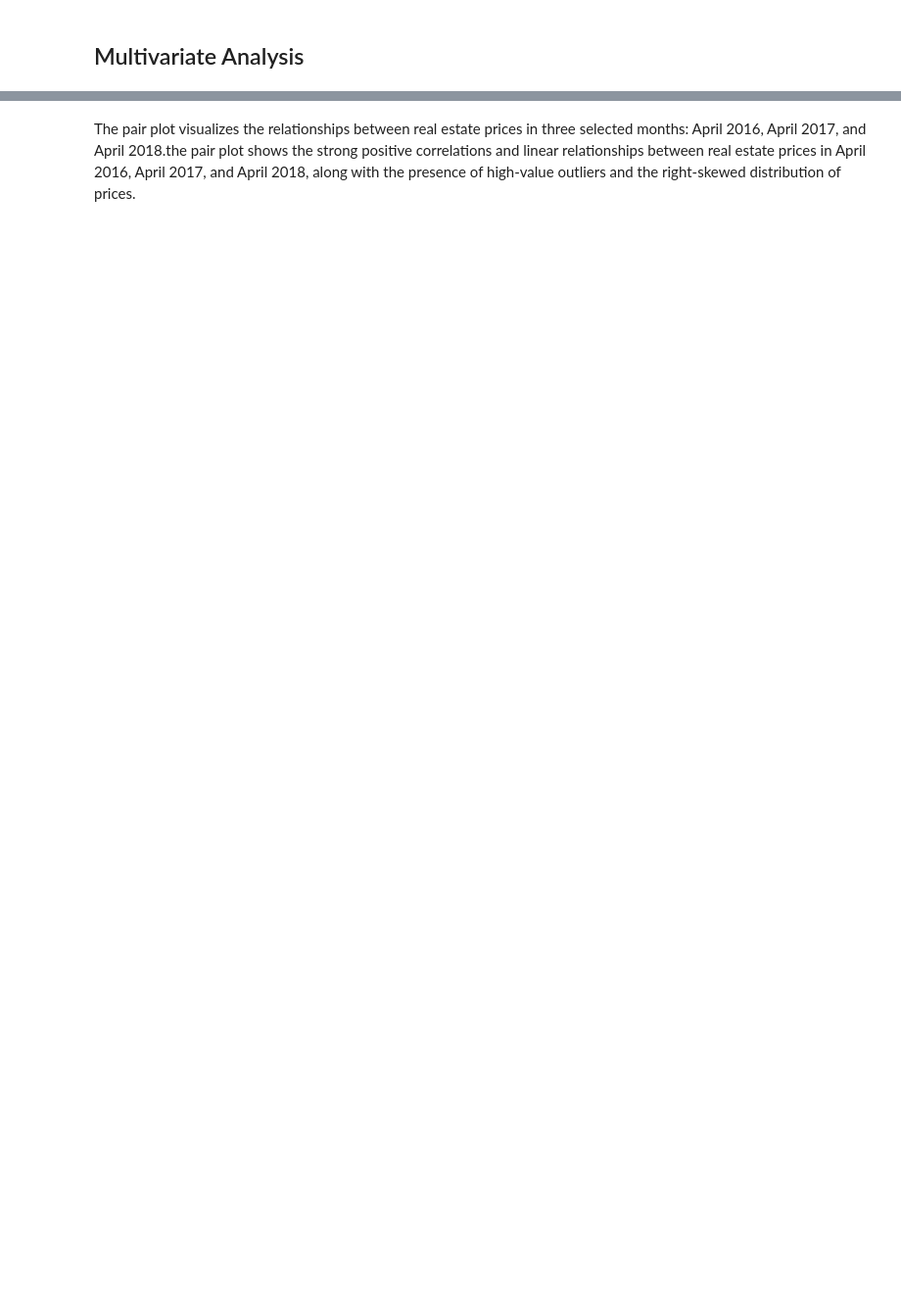
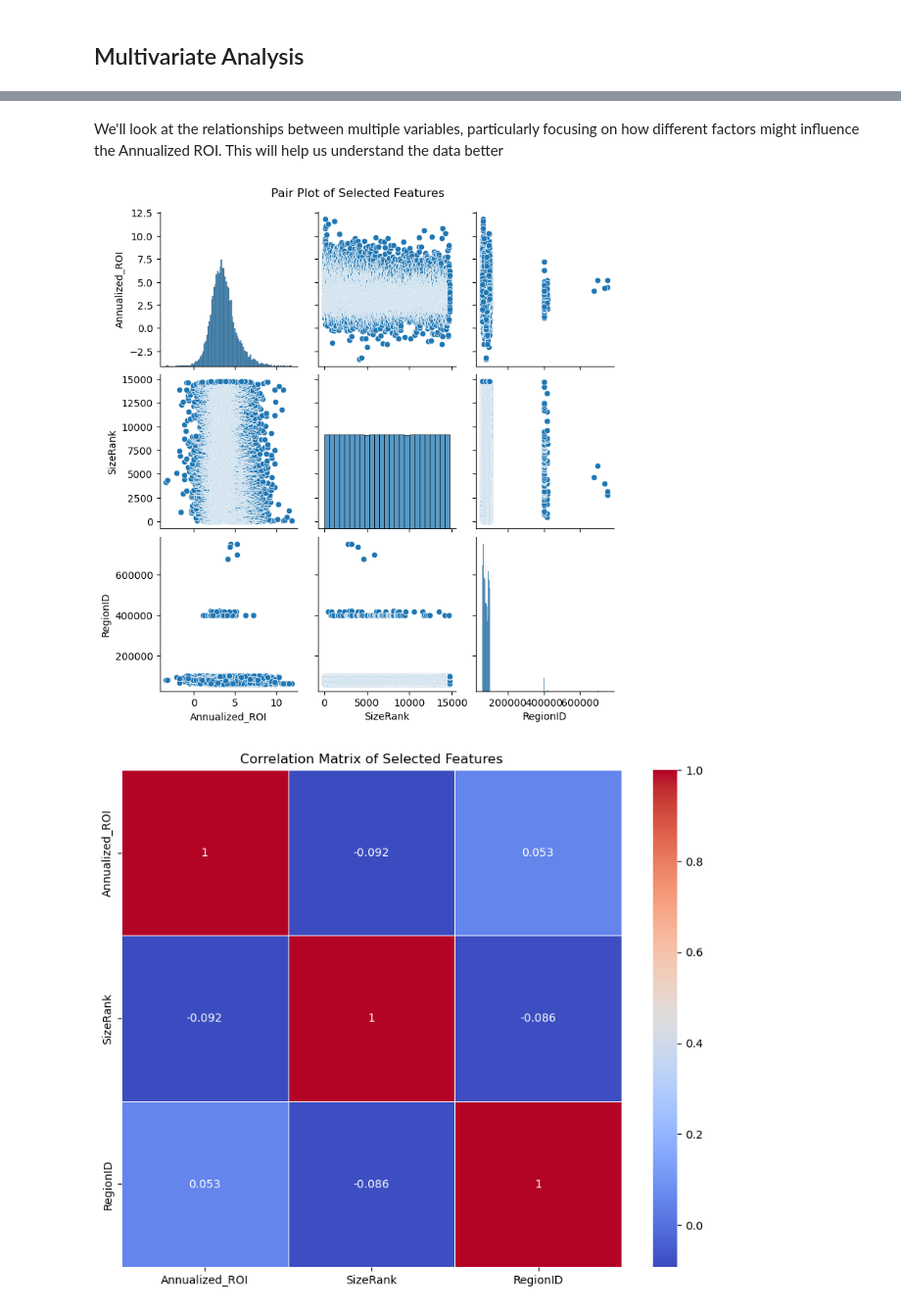
Before and after one commit to Sandrakiptumm/phase-4-group-3-project, a Jupyter notebook: index.ipynb, the cells around one changed output, grey strips where cells are left out. Shown at 98% size. Cells and saved outputs as stored; diff of their text form; code cells hidden in the pictures; blank space fills up the shorter version.

```diff
--- a/index.ipynb
+++ b/index.ipynb
@@ -501,2 +547,51 @@ max    1.789490e+07
-# %% [markdown]
-The pair plot visualizes the relationships between real estate prices in three selected months: April 2016, April 2017, and April 2018.the pair plot shows the strong positive correlations and linear relationships between real estate prices in April 2016, April 2017, and April 2018, along with the presence of high-value outliers and the right-skewed distribution of prices.
+# %% [markdown]
+We'll look at the relationships between multiple variables, particularly focusing on how different factors might influence the Annualized ROI. This will help us understand the data better
+# %%
+import pandas as pd
+import matplotlib.pyplot as plt
+import seaborn as sns
+
+class RealEstateAnalyzer:
+    """Analyzes real estate data for investment."""
+
+    def __init__(self, data_path):
+        self.data = pd.read_csv(data_path)
+        self.sorted_annualized_roi_df = None
+
+
+    def calculate_annualized_roi(self):
+        """
+        Calculates the Annualized ROI for each RegionName.
+        """
+        years_difference = (2018 - 1996) + (4/12)
+        self.data['Annualized_ROI'] = ((self.data['2018-04'] / self.data['1996-04'])**(1/years_difference) - 1) * 100
+        self.sorted_annualized_roi_df = self.data.sort_values(by='Annualized_ROI', ascending=False)
+
+
+    def plot_multivariate_analysis(self):
+        """
+        Plots pair plots and correlation matrix to understand relationships between multiple variables.
+        """
+        # Select relevant columns for multivariate analysis
+        relevant_columns = ['Annualized_ROI', 'SizeRank', 'RegionID']  # Add more columns as needed
+
+        # Pair plot
+        sns.pairplot(self.data[relevant_columns])
+        plt.suptitle('Pair Plot of Selected Features', y=1.02)
+        plt.show()
+
+        # Correlation matrix
+        plt.figure(figsize=(10, 8))
+        correlation_matrix = self.data[relevant_columns].corr()
+        sns.heatmap(correlation_matrix, annot=True, cmap='coolwarm', linewidths=0.5)
+        plt.title('Correlation Matrix of Selected Features')
+        plt.show()
+
+# Example usage
+data_path = "zillow_data.csv"
+analyzer = RealEstateAnalyzer(data_path)
+analyzer.calculate_annualized_roi()
+analyzer.plot_multivariate_analysis()
+# %% [output]
+[figure, added]
+[figure, added]
```
Also changed, not shown: parts of 48 cells of this notebook.
